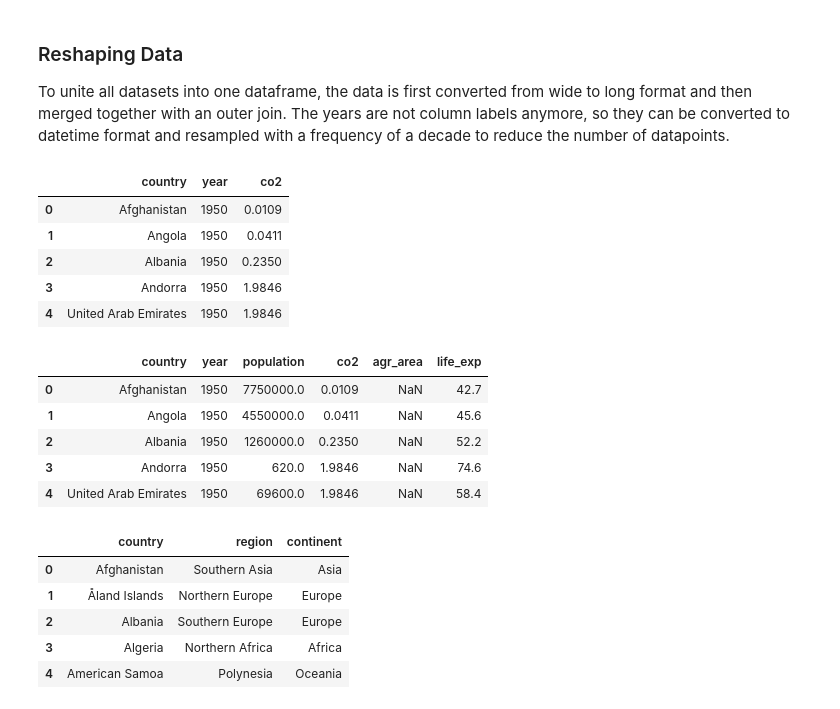
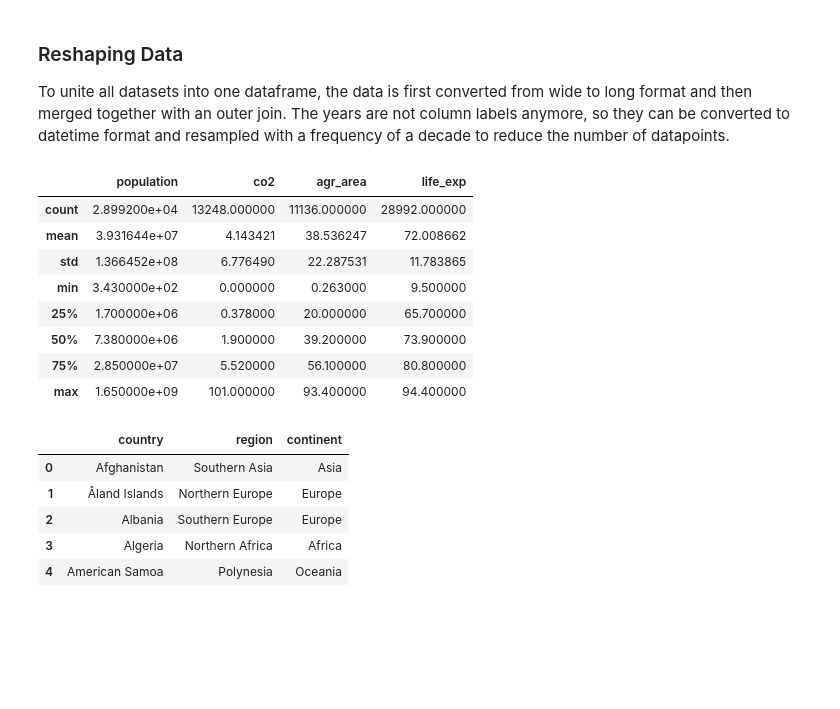
Before and after one commit to tabby42/gapminder_project, a Jupyter notebook: investigate_gapminderdata.ipynb, the cells around one changed output. Drawn from its saved outputs; the diff is of its cells as text; code cells hidden in the pictures; blank space fills up the shorter version.

```diff
--- a/investigate_gapminderdata.ipynb
+++ b/investigate_gapminderdata.ipynb
@@ -343,9 +372,9 @@ I use pandas `fillna()` function to replace the NaN values with zeros.
 # %%
 #replace missing values with 0
-life_exp.fillna(0, inplace=True)
+life_exp.fillna(round(life_exp.mean(numeric_only=True), 4), inplace=True)
 
 #verify that there are no more missing values
-co2.isna().sum().any()
+life_exp.isna().sum().any()
 # %% [output]
 False
 # %% [markdown]
@@ -397,29 +426,23 @@ co2_melted = pd.melt(co2, id_vars=['country'], var_name='year', value_name='co2'
 agri_melted = pd.melt(agri_area, id_vars=['country'], var_name='year', value_name='agr_area')
 
 life_exp_melted = pd.melt(life_exp, id_vars=['country'], var_name='year', value_name='life_exp')
-# %%
-co2_melted.head()
-# %% [output]
-|  | country | year | co2 |
-| 0 | Afghanistan | 1950 | 0.0109 |
-| 1 | Angola | 1950 | 0.0411 |
-| 2 | Albania | 1950 | 0.2350 |
-| 3 | Andorra | 1950 | 1.9846 |
-| 4 | United Arab Emirates | 1950 | 1.9846 |
 # %%
 #join the melted data together
 df_merged = pop_melted.merge(co2_melted, on=['country','year'], how='outer')\
                     .merge(agri_melted, on=['country','year'], how='outer')\
                     .merge(life_exp_melted, on=['country','year'], how='outer')
 # %%
-df_merged.head()
+df_merged.describe()
 # %% [output]
-|  | country | year | population | co2 | agr_area | life_exp |
-| 0 | Afghanistan | 1950 | 7750000.0 | 0.0109 | NaN | 42.7 |
-| 1 | Angola | 1950 | 4550000.0 | 0.0411 | NaN | 45.6 |
-| 2 | Albania | 1950 | 1260000.0 | 0.2350 | NaN | 52.2 |
-| 3 | Andorra | 1950 | 620.0 | 1.9846 | NaN | 74.6 |
-| 4 | United Arab Emirates | 1950 | 69600.0 | 1.9846 | NaN | 58.4 |
+|  | population | co2 | agr_area | life_exp |
+| count | 2.899200e+04 | 13248.000000 | 11136.000000 | 28992.000000 |
+| mean | 3.931644e+07 | 4.143421 | 38.536247 | 72.008662 |
+| std | 1.366452e+08 | 6.776490 | 22.287531 | 11.783865 |
+| min | 3.430000e+02 | 0.000000 | 0.263000 | 9.500000 |
+| 25% | 1.700000e+06 | 0.378000 | 20.000000 | 65.700000 |
+| 50% | 7.380000e+06 | 1.900000 | 39.200000 | 73.900000 |
+| 75% | 2.850000e+07 | 5.520000 | 56.100000 | 80.800000 |
+| max | 1.650000e+09 | 101.000000 | 93.400000 | 94.400000 |
 # %%
 #add continent and region information
 continents = pd.read_csv('./gapminder_data/continents.csv', sep='\t', header=None,\
```
Also changed, not shown: parts of 45 cells of this notebook, 1 other file.
